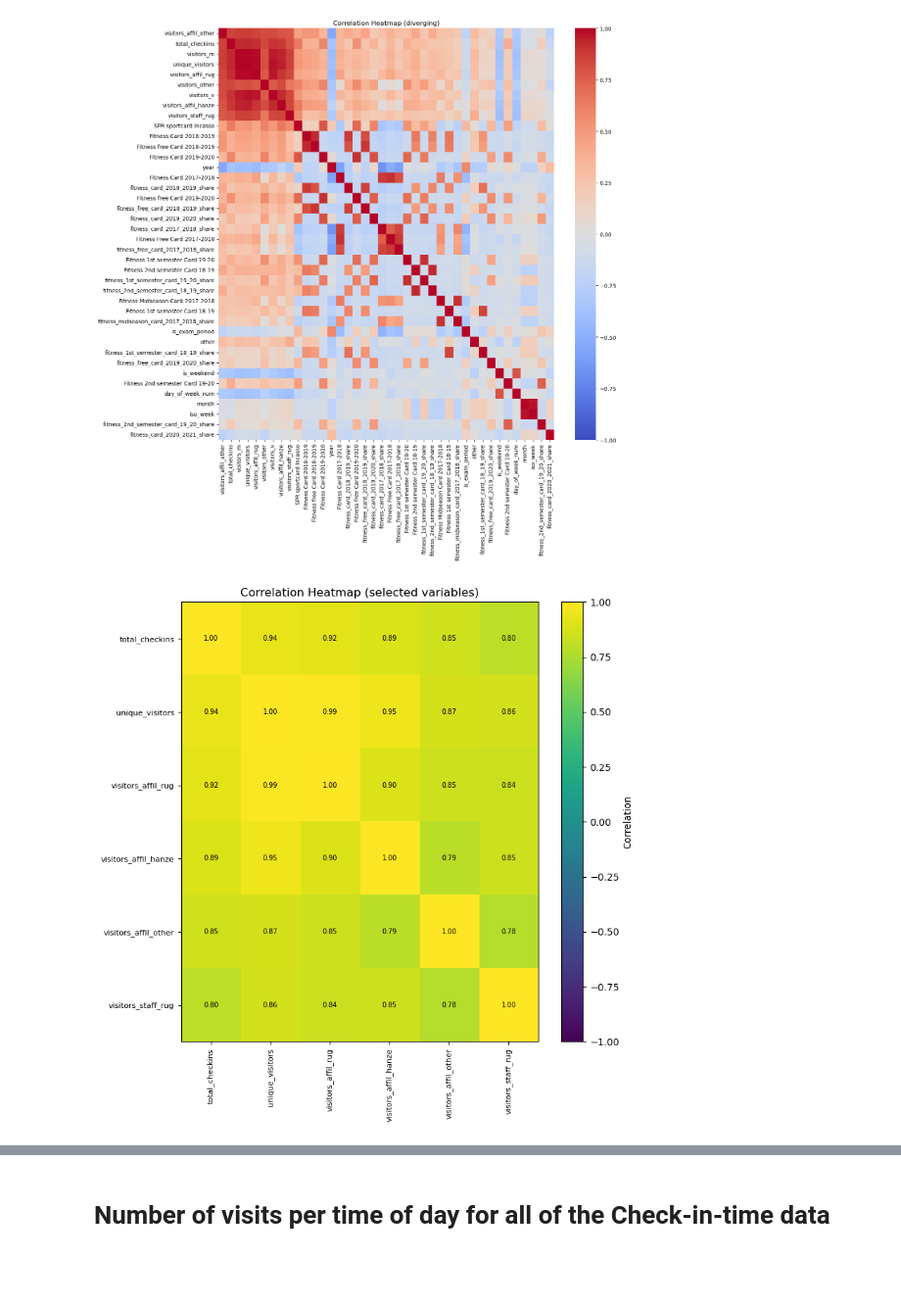
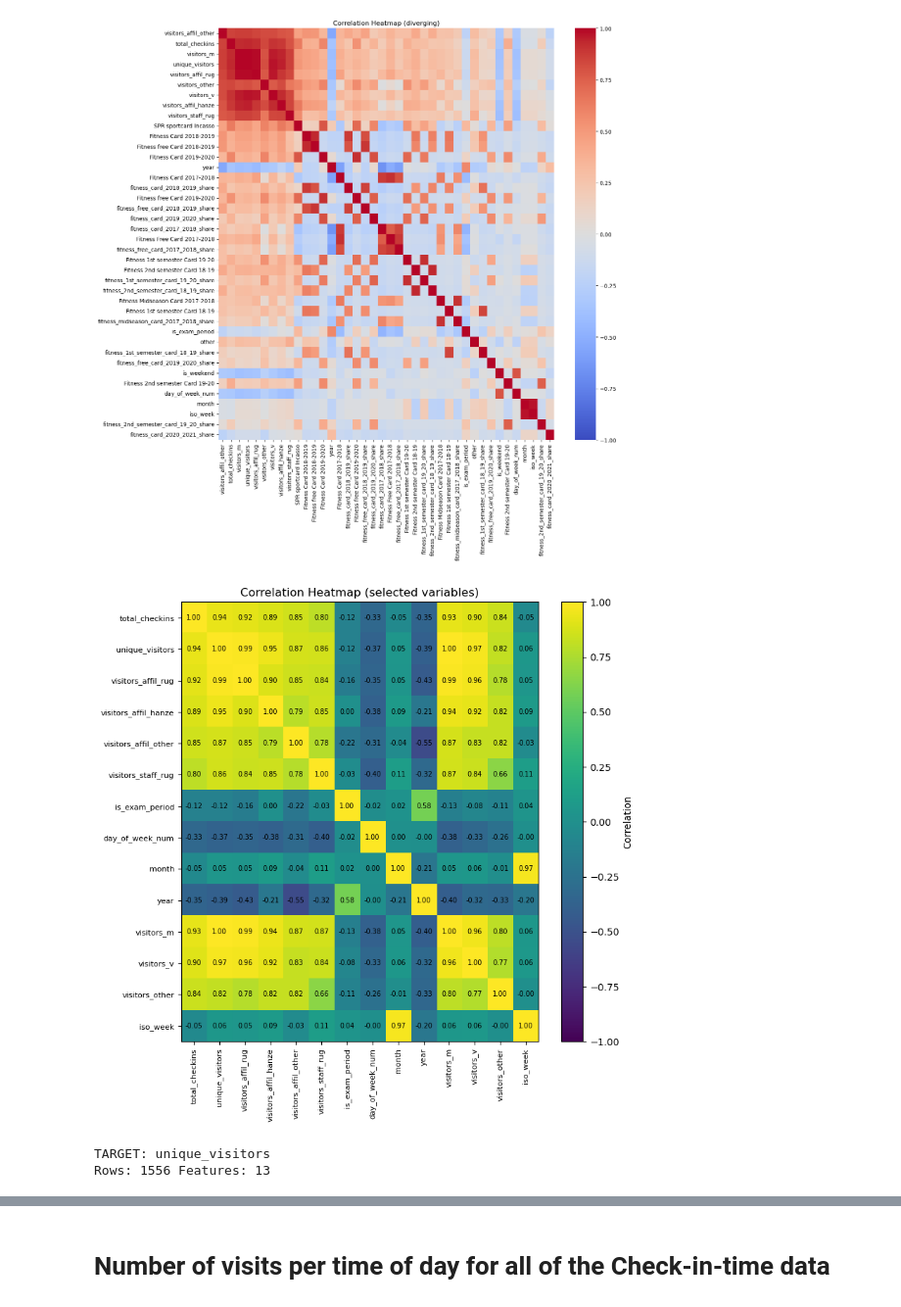
Before and after one commit to korho865/ACLO_project, a Jupyter notebook: ACLO_notebook.ipynb, the cells around one changed output, grey strips where cells are left out. Shown at 98% size. Drawn from its saved outputs; the diff is of its cells as text; code cells hidden in the pictures; blank space fills up the shorter version.

```diff
--- a/ACLO_notebook.ipynb
+++ b/ACLO_notebook.ipynb
@@ -407,6 +407,12 @@ MANUAL_KEEP = [
     "total_checkins", "unique_visitors",
     "visitors_affil_rug", "visitors_affil_hanze", "visitors_affil_other",
     "visitors_staff_rug",
+    "is_exam_period",
+    "day_of_week_num",
+    "month",
+    "year",
+    "visitors_m", "visitors_v", "visitors_other",
+    "iso_week",
     # add/remove other columns from 'daily' here...
 ]
 
@@ -456,31 +462,71 @@ else:
 if len(selected) < 2:
     raise ValueError("Need at least 2 numeric columns selected to draw a correlation matrix.")
 
 num_sel = num_all[selected]
 
 # ===== 3) Compute correlation =====
 corr = num_sel.corr(method="pearson")  # use "spearman" if you prefer ranks
 
 # ===== 4) Plot heatmap with values in each cell =====
 n = corr.shape[0]
 fig_size = max(8, min(24, 0.4 * n))  # scale figure to number of vars
 plt.figure(figsize=(fig_size, fig_size))
 
 im = plt.imshow(corr, vmin=-1, vmax=1, interpolation="nearest", aspect="auto")
 plt.colorbar(im, label="Correlation")
 
 labels = [str(c) for c in corr.columns]
 plt.xticks(np.arange(n), labels, rotation=90, fontsize=8)
 plt.yticks(np.arange(n), labels, fontsize=8)
 plt.title("Correlation Heatmap (selected variables)")
 
 # annotate each cell with correlation value
 for i in range(n):
     for j in range(n):
         val = corr.iat[i, j]
         plt.text(j, i, f"{val:.2f}", ha="center", va="center", fontsize=7)
 
 plt.tight_layout()
 plt.show()
 # %% [output]
-[figure, old version]
+[figure, new version]
+# %%
+# Target to predict (auto-picks one that exists)
+TARGET = "unique_visitors" if "unique_visitors" in daily.columns else "total_checkins"
+
+# Lag/rolling windows (in days)
+LAGS  = [1, 7, 14, 28]
+ROLLS = [7, 28]  # past-only means (shifted by 1)
+
+# Required columns present in the engineered 'daily' table
+need_cols = ["date","month","iso_week","day_of_week_num","is_weekend",
+             "season_num","is_holiday","is_exam_period", TARGET]
+missing = [c for c in need_cols if c not in daily.columns]
+if missing:
+    raise KeyError(f"Missing columns in 'daily': {missing}. Make sure earlier cells ran.")
+
+# Base frame
+dfm = daily[need_cols].sort_values("date").copy()
+
+# Create lag features of the TARGET
+for lag in LAGS:
+    dfm[f"{TARGET}_lag{lag}"] = dfm[TARGET].shift(lag)
+
+# Rolling means of the TARGET (shift(1) to avoid leakage)
+for w in ROLLS:
+    dfm[f"{TARGET}_ma{w}"] = dfm[TARGET].shift(1).rolling(w).mean()
+
+# Drop rows without full history
+dfm = dfm.dropna().reset_index(drop=True)
+
+# Final feature list
+feature_cols = [
+    "month","iso_week","day_of_week_num","is_weekend",
+    "season_num","is_holiday","is_exam_period",
+] + [f"{TARGET}_lag{l}" for l in LAGS] + [f"{TARGET}_ma{w}" for w in ROLLS]
+
+print("TARGET:", TARGET)
+print("Rows:", len(dfm), "Features:", len(feature_cols))
+# %% [output]
+TARGET: unique_visitors
+Rows: 1556 Features: 13
```
Also changed, not shown: parts of 12 cells of this notebook.
